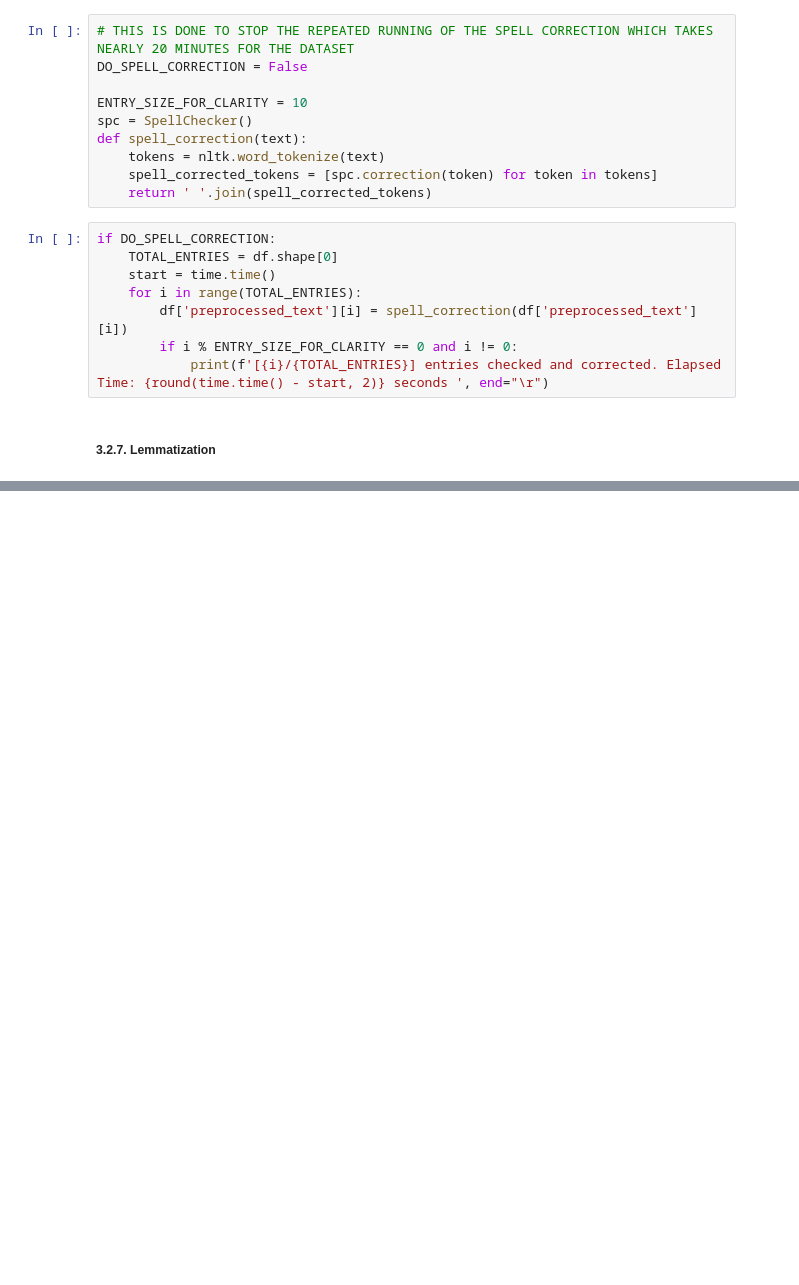
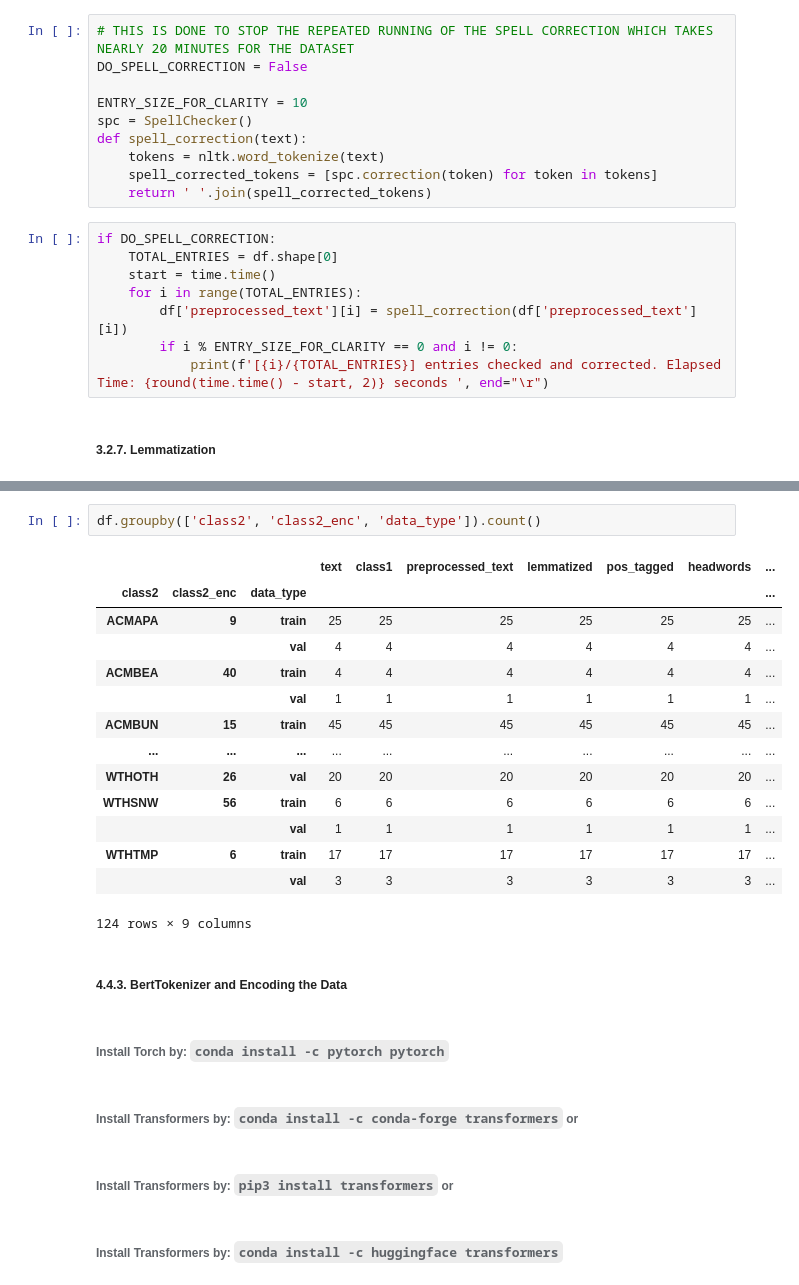
Before and after one commit to tsj1992/CS5616-NLP-A4, a Jupyter notebook: CS5616 - NLP - A4 - Text Classification.ipynb, the cells around one changed output, grey strips where cells are left out. Saved outputs shown, nothing was run; the diff lists cells and outputs as text; blank space fills up the shorter version.

```diff
--- a/CS5616 - NLP - A4 - Text Classification.ipynb
+++ b/CS5616 - NLP - A4 - Text Classification.ipynb
@@ -336,0 +1166,27 @@ Name: lemmatized, Length: 5000, dtype: object
+# %%
+df.groupby(['class2', 'class2_enc', 'data_type']).count()
+# %% [output]
+|  |  |  | text | class1 | preprocessed_text | lemmatized | pos_tagged | headwords | ... |
+| class2 | class2_enc | data_type |  |  |  |  |  |  | ... |
+| ACMAPA | 9 | train | 25 | 25 | 25 | 25 | 25 | 25 | ... |
+|  |  | val | 4 | 4 | 4 | 4 | 4 | 4 | ... |
+| ACMBEA | 40 | train | 4 | 4 | 4 | 4 | 4 | 4 | ... |
+|  |  | val | 1 | 1 | 1 | 1 | 1 | 1 | ... |
+| ACMBUN | 15 | train | 45 | 45 | 45 | 45 | 45 | 45 | ... |
+| ... | ... | ... | ... | ... | ... | ... | ... | ... | ... |
+| WTHOTH | 26 | val | 20 | 20 | 20 | 20 | 20 | 20 | ... |
+| WTHSNW | 56 | train | 6 | 6 | 6 | 6 | 6 | 6 | ... |
+|  |  | val | 1 | 1 | 1 | 1 | 1 | 1 | ... |
+| WTHTMP | 6 | train | 17 | 17 | 17 | 17 | 17 | 17 | ... |
+|  |  | val | 3 | 3 | 3 | 3 | 3 | 3 | ... |
+124 rows × 9 columns
+# %% [markdown]
+##### 4.4.3. BertTokenizer and Encoding the Data
+# %% [markdown]
+###### Install Torch by: `conda install -c pytorch pytorch`
+# %% [markdown]
+###### Install Transformers by: `conda install -c conda-forge transformers` or
+# %% [markdown]
+###### Install Transformers by: `pip3 install transformers` or
+# %% [markdown]
+###### Install Transformers by: `conda install -c huggingface transformers`
```
Also changed, not shown: parts of 114 cells of this notebook, 1 other file.
